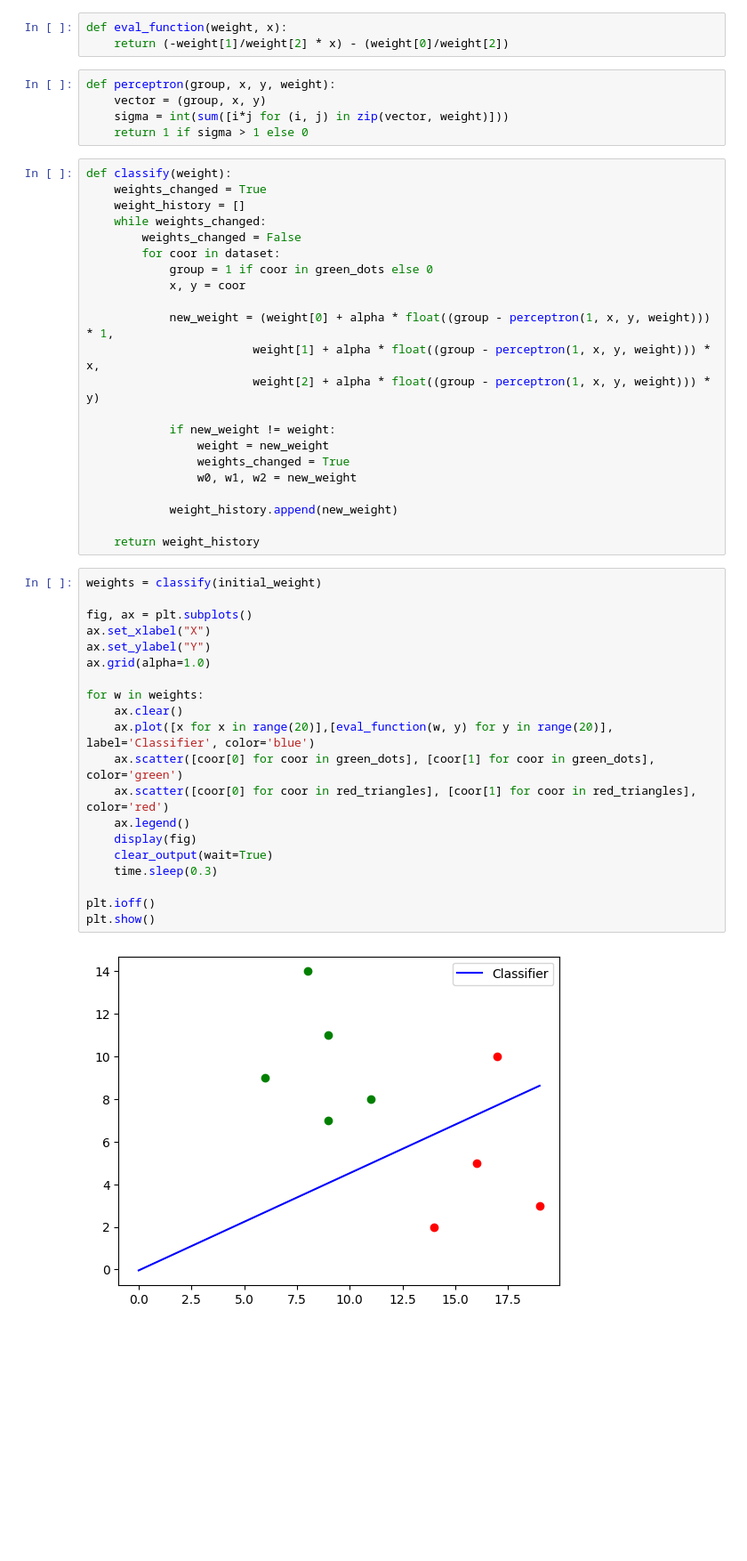
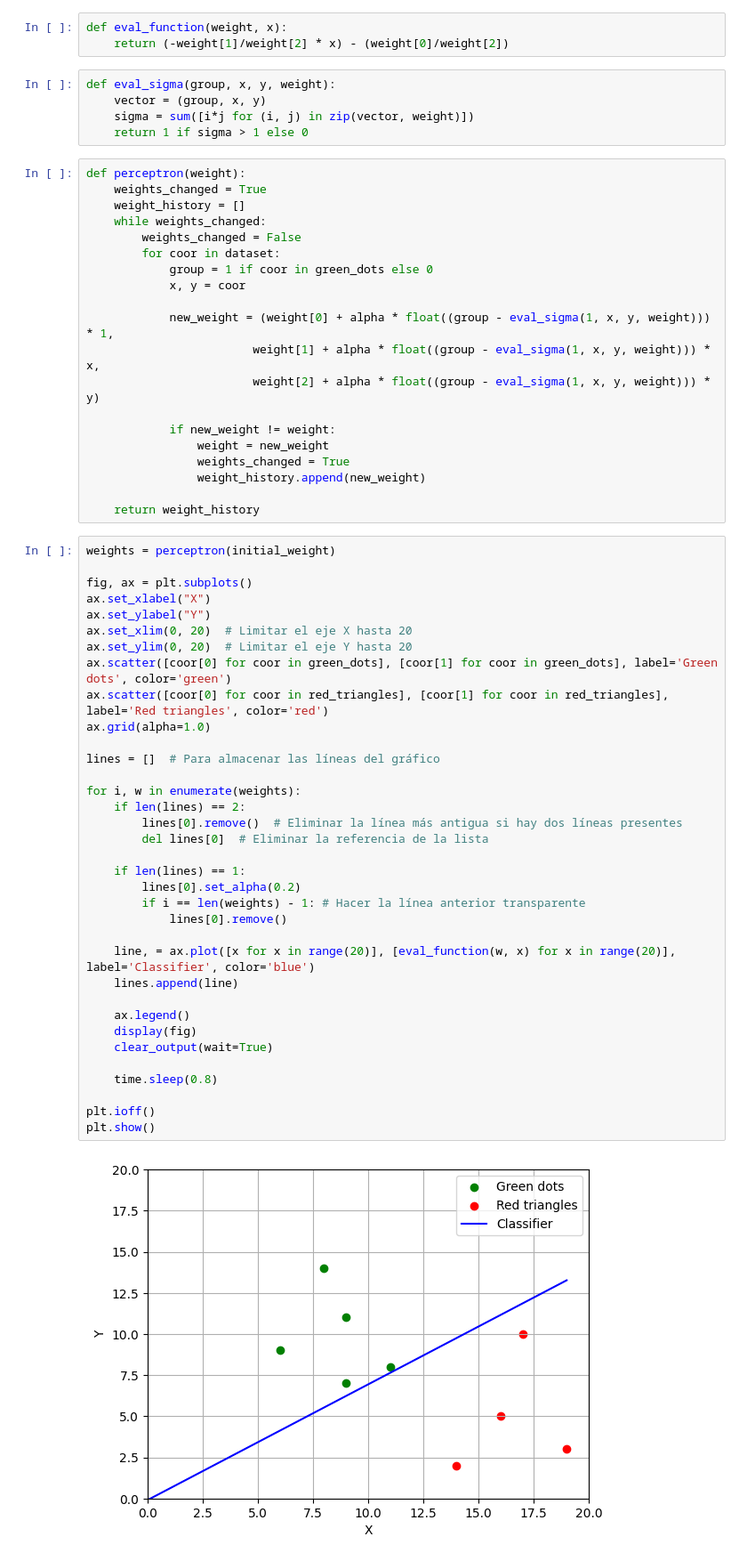
Before and after one commit to Jx64/AI-Course, a Jupyter notebook: Perceptron/main.ipynb, the cells around one changed output. Shown: that part at 89% size. Saved outputs shown, nothing was run; the diff lists cells and outputs as text; blank space fills up the shorter version.

Commit message:
Update perceptron function

```diff
--- a/Perceptron/main.ipynb
+++ b/Perceptron/main.ipynb
@@ -29,12 +29,12 @@ dataset = green_dots + red_triangles
 def eval_function(weight, x):
     return (-weight[1]/weight[2] * x) - (weight[0]/weight[2])
 # %%
-def perceptron(group, x, y, weight):
+def eval_sigma(group, x, y, weight):
     vector = (group, x, y)
-    sigma = int(sum([i*j for (i, j) in zip(vector, weight)]))
+    sigma = sum([i*j for (i, j) in zip(vector, weight)])
     return 1 if sigma > 1 else 0
 # %%
-def classify(weight):
+def perceptron(weight):
     weights_changed = True
     weight_history = []
     while weights_changed:
@@ -43,37 +43,50 @@ def classify(weight):
             group = 1 if coor in green_dots else 0
             x, y = coor
 
-            new_weight = (weight[0] + alpha * float((group - perceptron(1, x, y, weight))) * 1,
-                        weight[1] + alpha * float((group - perceptron(1, x, y, weight))) * x,
-                        weight[2] + alpha * float((group - perceptron(1, x, y, weight))) * y)
+            new_weight = (weight[0] + alpha * float((group - eval_sigma(1, x, y, weight))) * 1,
+                        weight[1] + alpha * float((group - eval_sigma(1, x, y, weight))) * x,
+                        weight[2] + alpha * float((group - eval_sigma(1, x, y, weight))) * y)
 
             if new_weight != weight:
                 weight = new_weight
                 weights_changed = True
-                w0, w1, w2 = new_weight
-
-            weight_history.append(new_weight)
+                weight_history.append(new_weight)
 
     return weight_history
 # %%
-weights = classify(initial_weight)
+weights = perceptron(initial_weight)
 
 fig, ax = plt.subplots()
 ax.set_xlabel("X")
 ax.set_ylabel("Y")
+ax.set_xlim(0, 20)  # Limitar el eje X hasta 20
+ax.set_ylim(0, 20)  # Limitar el eje Y hasta 20
+ax.scatter([coor[0] for coor in green_dots], [coor[1] for coor in green_dots], label='Green dots', color='green')
+ax.scatter([coor[0] for coor in red_triangles], [coor[1] for coor in red_triangles], label='Red triangles', color='red')
 ax.grid(alpha=1.0)
 
-for w in weights:
-    ax.clear()
-    ax.plot([x for x in range(20)],[eval_function(w, y) for y in range(20)], label='Classifier', color='blue')
-    ax.scatter([coor[0] for coor in green_dots], [coor[1] for coor in green_dots], color='green')
-    ax.scatter([coor[0] for coor in red_triangles], [coor[1] for coor in red_triangles], color='red')
+lines = []  # Para almacenar las líneas del gráfico
+
+for i, w in enumerate(weights):
+    if len(lines) == 2:
+        lines[0].remove()  # Eliminar la línea más antigua si hay dos líneas presentes
+        del lines[0]  # Eliminar la referencia de la lista
+
+    if len(lines) == 1:
+        lines[0].set_alpha(0.2)
+        if i == len(weights) - 1: # Hacer la línea anterior transparente
+            lines[0].remove()
+
+    line, = ax.plot([x for x in range(20)], [eval_function(w, x) for x in range(20)], label='Classifier', color='blue')
+    lines.append(line)
+
     ax.legend()
     display(fig)
     clear_output(wait=True)
-    time.sleep(0.3)
+
+    time.sleep(0.8)
 
 plt.ioff()
 plt.show()
 # %% [output]
-[figure, old version]
+[figure, new version]
```
Also changed, not shown: parts of 2 cells of this notebook.
